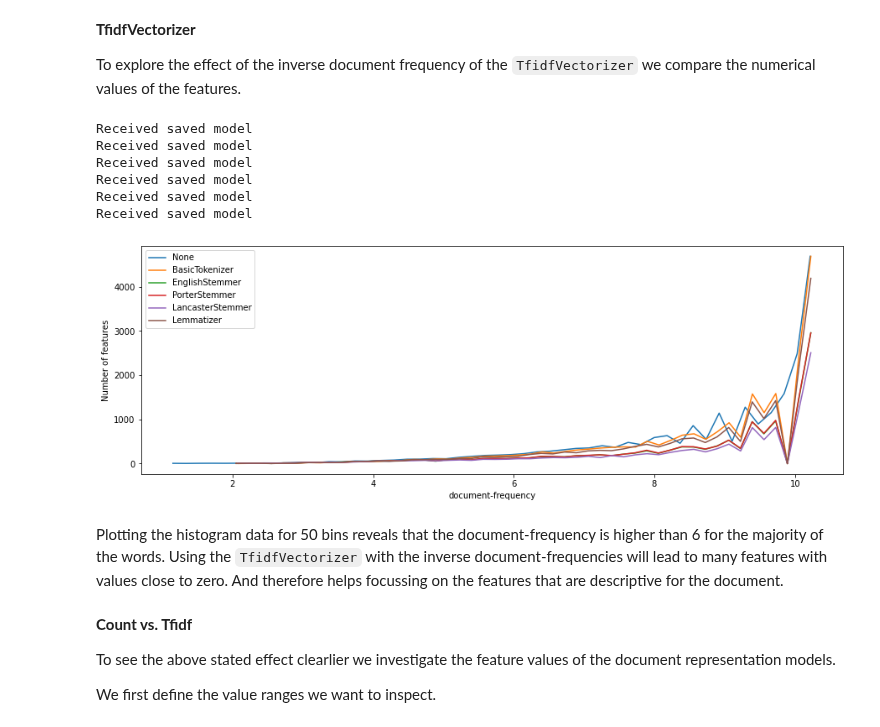
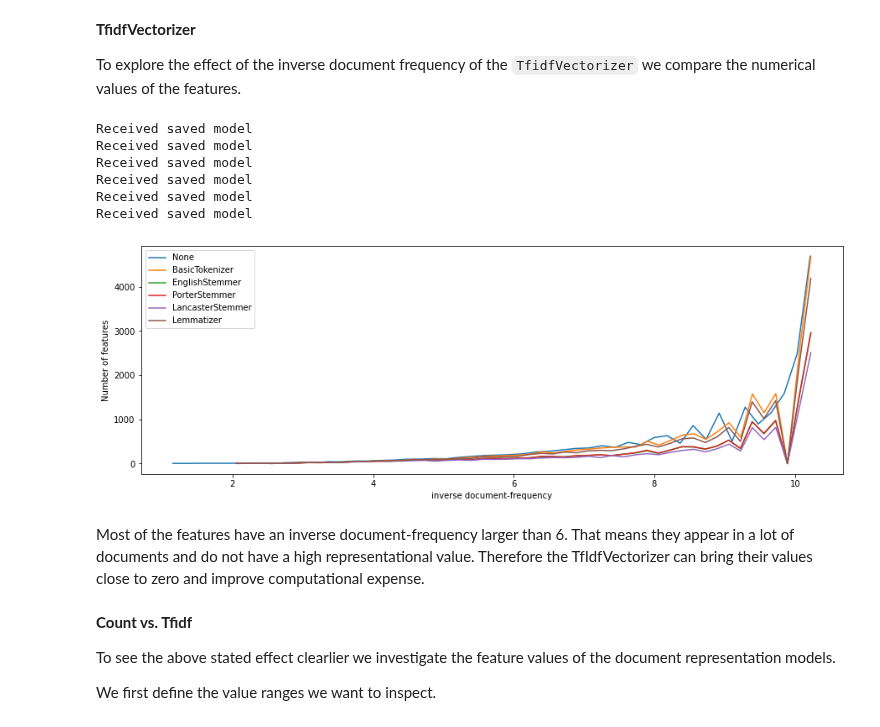
Before and after one commit to gefei-htw/academia_tag_recommender, a Jupyter notebook: notebooks/2.0-me-document-representation.ipynb, the cells around one changed output. Drawn from its saved outputs; the diff is of its cells as text; code cells hidden in the pictures.

```diff
--- a/notebooks/2.0-me-document-representation.ipynb
+++ b/notebooks/2.0-me-document-representation.ipynb
@@ -209,35 +209,35 @@ To explore the effect of the inverse document frequency of the `TfidfVectorizer`
 # %%
 v = TfidfVectorizer
 p = BasicPreprocessor
 ts = [None, BasicTokenizer, EnglishStemmer, PorterStemmer, LancasterStemmer, Lemmatizer]
 stopwords = 'yes'
 ngrams = '(1, 1)'
 
 fig, ax = plt.subplots(figsize=(15,5))
 
 histograms = []
 for tokenizer in ts:
     [vectorizer, features] = get_vect_feat_with_params(texts, v, tokenizer, p, stopwords, ngrams, False)
 
     y, binEdges = np.histogram(vectorizer.idf_, bins=50)
     bincenters = 0.5*(binEdges[1:]+binEdges[:-1])
     ax.plot(bincenters, y)
 
-ax.set_xlabel('document-frequency')
+ax.set_xlabel('inverse document-frequency')
 ax.set_ylabel('Number of features')
 ax.legend([t.__name__ if t else 'None' for t in ts])
 
 plt.show()
 # %% [output]
 Received saved model
 Received saved model
 Received saved model
 Received saved model
 Received saved model
 Received saved model
-[figure, old version]
+[figure, new version]
-# %% [markdown]
-Plotting the histogram data for 50 bins reveals that the document-frequency is higher than 6 for the majority of the words. Using the `TfidfVectorizer` with the inverse document-frequencies will lead to many features with values close to zero. And therefore helps focussing on the features that are descriptive for the document.
+# %% [markdown]
+Most of the features have an inverse document-frequency larger than 6. That means they appear in a lot of documents and do not have a high representational value. Therefore the TfIdfVectorizer can bring their values close to zero and improve computational expense.
 # %% [markdown]
 **Count vs. Tfidf**
 
```
Also changed, not shown: 4 other files.
